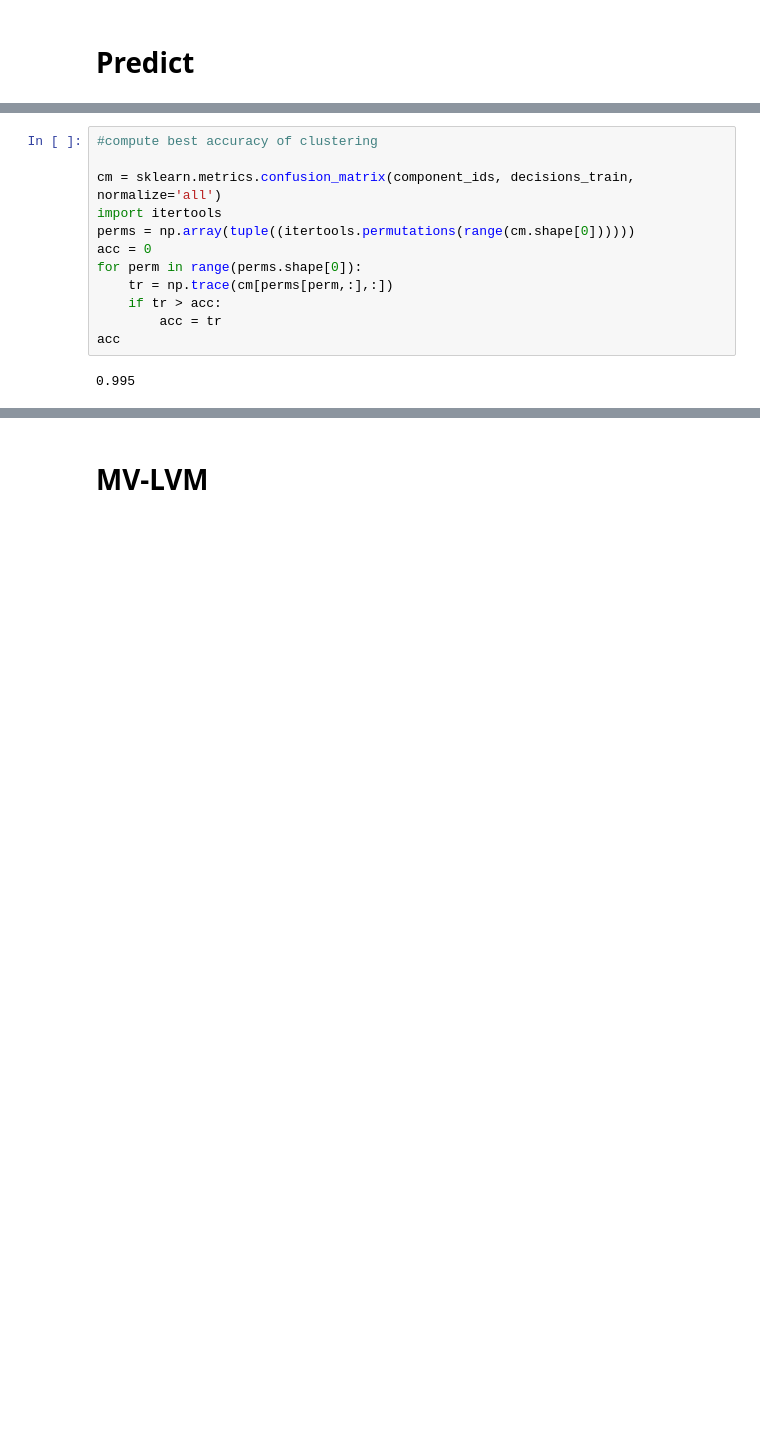
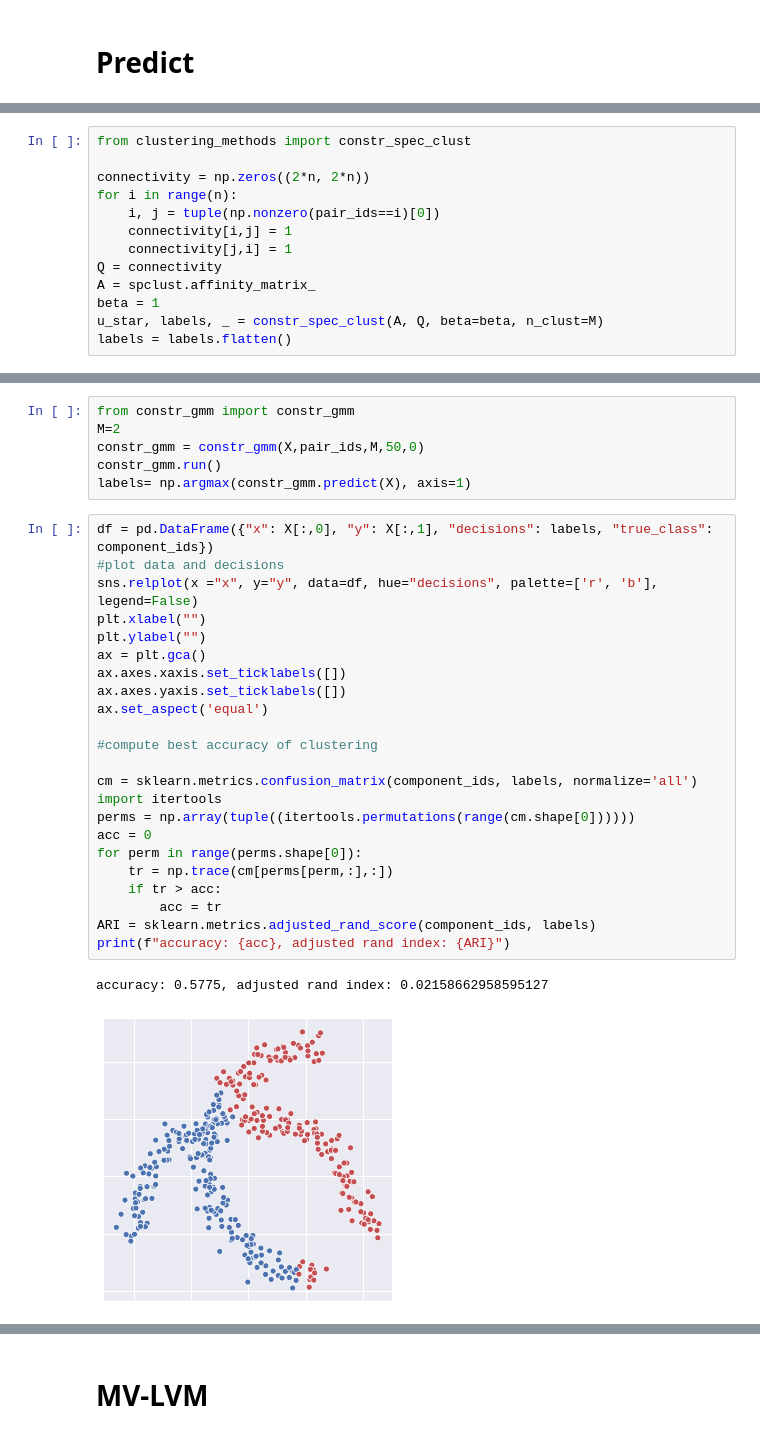
Before and after one commit to alex-ritchie/NDIGO, a Jupyter notebook: Overlapping Moons Example.ipynb, the cells around one changed output, grey strips where cells are left out. Drawn from its saved outputs; the diff is of its cells as text; blank space fills up the shorter version.

```diff
--- a/Overlapping Moons Example.ipynb
+++ b/Overlapping Moons Example.ipynb
@@ -257,0 +259,13 @@ plt.savefig('moons_orig_init.png', dpi=300)
+# %%
+from clustering_methods import constr_spec_clust
+
+connectivity = np.zeros((2*n, 2*n))
+for i in range(n):
+    i, j = tuple(np.nonzero(pair_ids==i)[0])
+    connectivity[i,j] = 1
+    connectivity[j,i] = 1
+Q = connectivity
+A = spclust.affinity_matrix_
+beta = 1
+u_star, labels, _ = constr_spec_clust(A, Q, beta=beta, n_clust=M)
+labels = labels.flatten()
@@ -258,14 +330,32 @@ plt.savefig('moons_orig_init.png', dpi=300)
+# %%
+from constr_gmm import constr_gmm
+M=2
+constr_gmm = constr_gmm(X,pair_ids,M,50,0)
+constr_gmm.run()
+labels= np.argmax(constr_gmm.predict(X), axis=1)
 # %%
+df = pd.DataFrame({"x": X[:,0], "y": X[:,1], "decisions": labels, "true_class": component_ids})
+#plot data and decisions
+sns.relplot(x ="x", y="y", data=df, hue="decisions", palette=['r', 'b'], legend=False)
+plt.xlabel("")
+plt.ylabel("")
+ax = plt.gca()
+ax.axes.xaxis.set_ticklabels([])
+ax.axes.yaxis.set_ticklabels([])
+ax.set_aspect('equal')
+
 #compute best accuracy of clustering
 
-cm = sklearn.metrics.confusion_matrix(component_ids, decisions_train, normalize='all')
+cm = sklearn.metrics.confusion_matrix(component_ids, labels, normalize='all')
 import itertools
 perms = np.array(tuple((itertools.permutations(range(cm.shape[0])))))
 acc = 0
 for perm in range(perms.shape[0]):
     tr = np.trace(cm[perms[perm,:],:])
     if tr > acc:
         acc = tr
-acc
+ARI = sklearn.metrics.adjusted_rand_score(component_ids, labels)
+print(f"accuracy: {acc}, adjusted rand index: {ARI}")
 # %% [output]
-0.995
+accuracy: 0.5775, adjusted rand index: 0.02158662958595127
+[figure, added]
```
Also changed, not shown: parts of 52 cells of this notebook, 3 other files.
